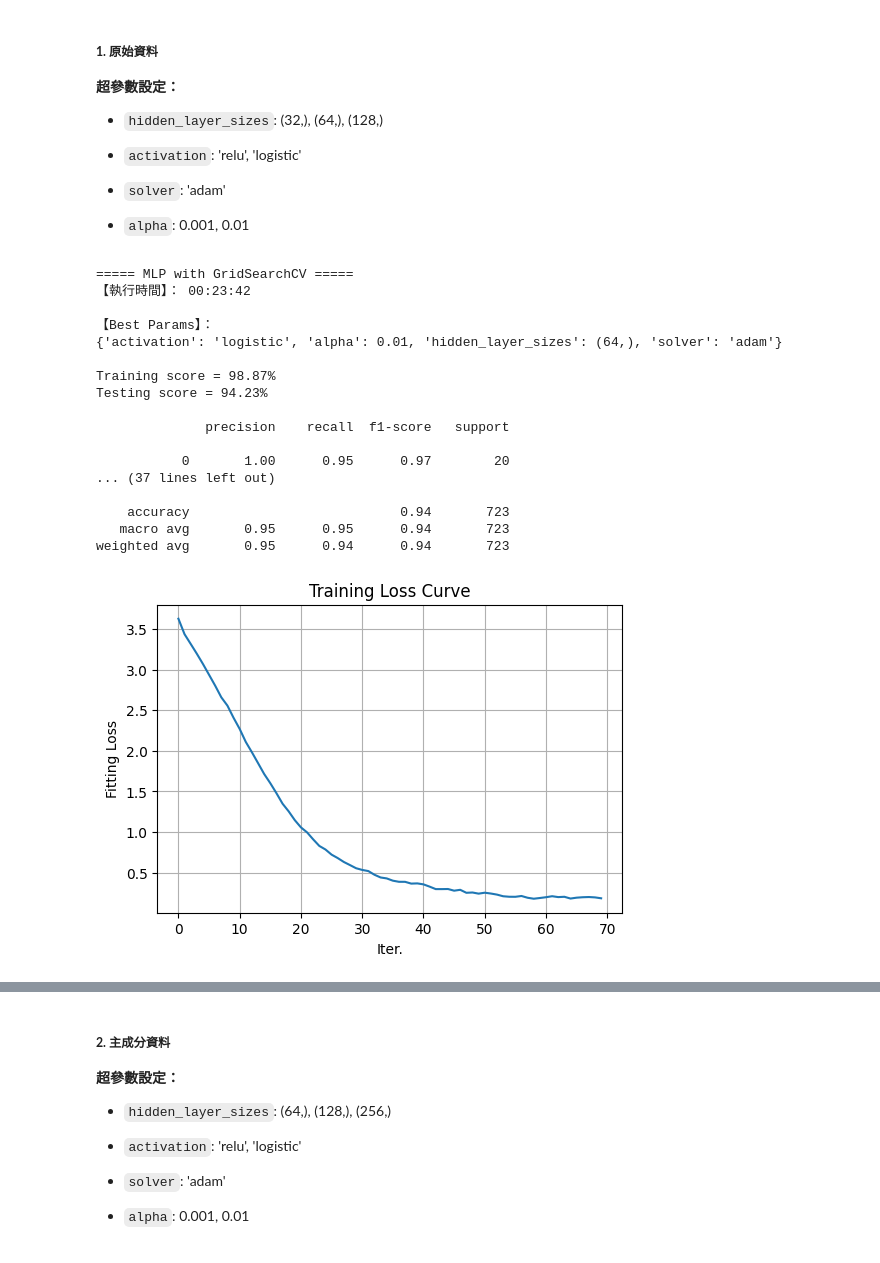
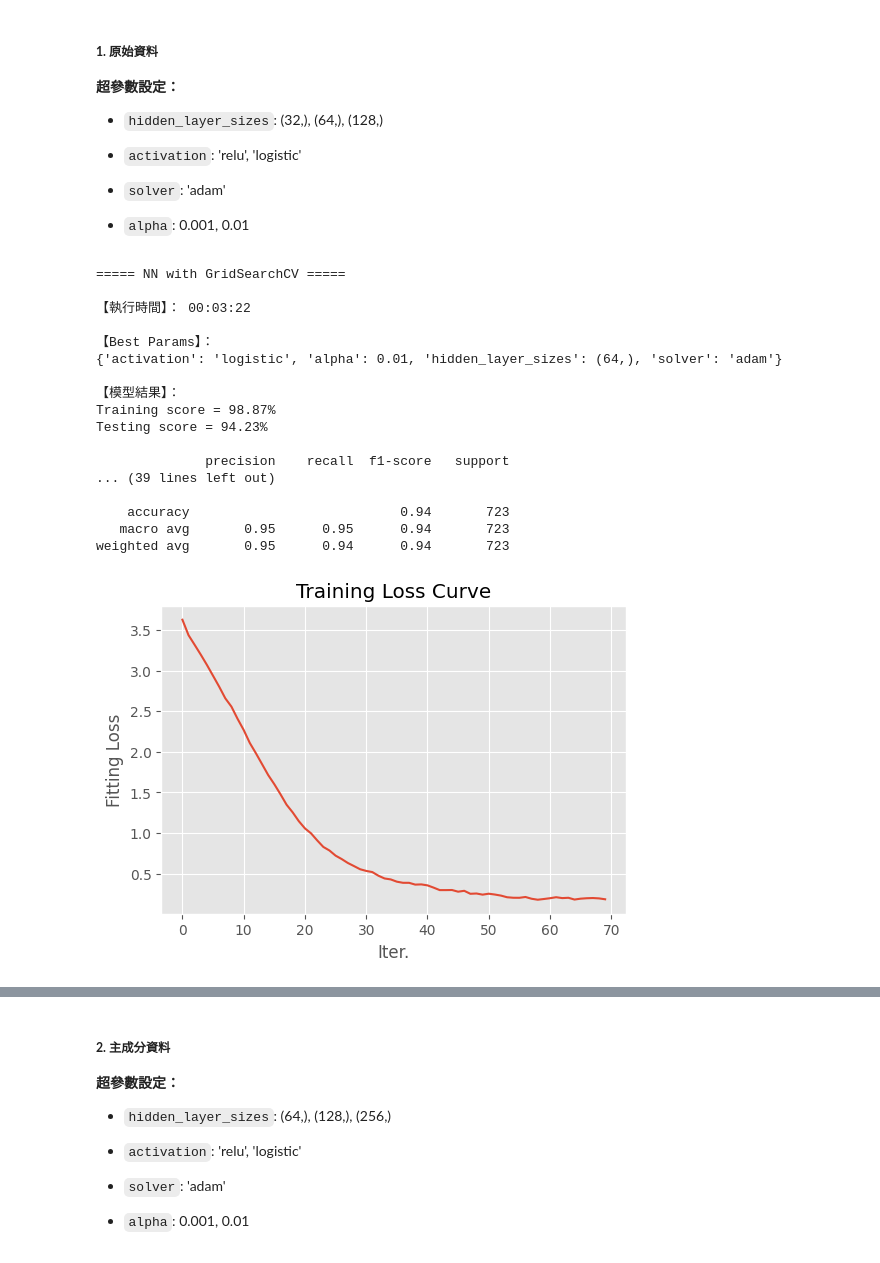
Before and after one commit to shengsia02/ShallowML, a Jupyter notebook: HW3/ShallowML_411078064_Classification_Part2.ipynb, the cells around one changed output, grey strips where cells are left out. Cells and saved outputs as stored; diff of their text form; code cells hidden in the pictures.

```diff
--- a/HW3/ShallowML_411078064_Classification_Part2.ipynb
+++ b/HW3/ShallowML_411078064_Classification_Part2.ipynb
@@ -147,6 +147,7 @@ pca_range = np.arange(1, len(eigenvalues) + 1)
 # 計算解釋變異量
 cum_var_exp = np.cumsum(eigenvalues / eigenvalues.sum()) * 100
 
+plt.style.use('ggplot')
 fig, ax = plt.subplots(1, 2, figsize=(10, 4))
 # Scree Plot
 ax[0].plot(pca_range, eigenvalues, 'o-', alpha=0.9, color='gray')
@@ -468,10 +484,15 @@ weighted avg       0.94      0.93      0.93       723
 - `cv`: 5
 # %%
 opts = dict(tol = 1e-6, max_iter = int(1e6))
+# params = {
+#     'C': [0.001, 0.01, 0.1],
+#     'kernel': ['linear', 'rbf'],
+#     'gamma': ['scale', 'auto']
+# }
 params = {
-    'C': [0.001, 0.01, 0.1],
-    'kernel': ['linear', 'rbf'],
-    'gamma': ['scale', 'auto']
+    'C': [0.001],
+    'kernel': ['linear'],
+    'gamma': ['scale']
 }
 
 # --- SVM ---
@@ -489,7 +510,7 @@ runtime_pca_SVM = time.time() - start
 # ======================================================
 
 # 儲存模型到檔案
-# joblib.dump(grid_SVM, "Model/svm_model.pkl");
+joblib.dump(grid_SVM, "Model/YF_SVM_PCA_model.pkl");
 # %%
 # 使用模型預測
 y_pred = grid_pca_SVM.predict(Z_test_)
@@ -565,11 +587,17 @@ weighted avg       0.94      0.93      0.93       723
 - `alpha`: 0.001, 0.01
 # %%
 opts = dict(verbose = False, tol = 1e-6, max_iter = int(1e6), random_state=2025)
+# params = {
+#     'hidden_layer_sizes': [(32,), (64,), (128,)],
+#     'activation': ['relu', 'logistic'],
+#     'solver': ['adam'],
+#     'alpha': [0.001, 0.01],
+# }
 params = {
-    'hidden_layer_sizes': [(32,), (64,), (128,)],
-    'activation': ['relu', 'logistic'],
+    'hidden_layer_sizes': [(64,)],
+    'activation': ['logistic'],
     'solver': ['adam'],
-    'alpha': [0.001, 0.01],
+    'alpha': [0.01],
 }
 
 # --- Neural Network ---
@@ -587,22 +615,24 @@ runtime_MLP = time.time() - start
 # ======================================================
 
 # 儲存模型到檔案
-# joblib.dump(grid_MLP, "Model/YF_MLP_model.pkl");
+joblib.dump(grid_MLP, "Model/YF_NN_model.pkl");
 # %%
 # 使用模型預測
 y_pred = grid_MLP.predict(X_test_)
 
 # --- Results Report ---
-print("===== MLP with GridSearchCV =====")
+print("===== NN with GridSearchCV =====\n")
 print(f"【執行時間】： {format_runtime(runtime_MLP)}\n")
-print(f"【Best Params】：\n{grid_MLP.best_params_}")
+print(f"【Best Params】：\n{grid_MLP.best_params_}\n")
+print("【模型結果】：")
 # print training score
-print(f"\nTraining score = {accuracy_score(y_train, grid_MLP.predict(X_train_)):.2%}")
+print(f"Training score = {accuracy_score(y_train, grid_MLP.predict(X_train_)):.2%}")
 # print testing score
 print(f"Testing score = {grid_MLP.score(X_test_, y_test):.2%}\n")
 # 分類報告
 print(classification_report(y_test, y_pred))
 
+plt.style.use('ggplot')
 fig, ax = plt.subplots(1, 1, figsize=(6,4))
 plt.plot(grid_MLP.best_estimator_.loss_curve_)
 plt.grid(True)
@@ -612,37 +642,38 @@ plt.ylabel('Fitting Loss')
 plt.show()
 
 # Confusion matrix
+plt.style.use('default')
 fig, ax = plt.subplots(1, 1, figsize=(10,8))
 # Confusion matrix
-title = 'Testing score ={:.2f}%'.format(100*grid_MLP.score(X_test_, y_test))
+title = 'Testing score (F1_macro) ={:.2f}%'.format(100*grid_MLP.score(X_test_, y_test))
 disp = ConfusionMatrixDisplay.from_estimator(
         grid_MLP,
         X_test_,
         y_test,
         xticks_rotation=45, #'vertical',
         # display_labels=class_names,
         cmap=plt.cm.Blues,
         normalize='true',
         ax = ax
     )
 disp.ax_.set_title(title)
 plt.show()
 # %% [output]
-===== MLP with GridSearchCV =====
-【執行時間】： 00:23:42
+===== NN with GridSearchCV =====
+
+【執行時間】： 00:03:22
 
 【Best Params】：
 {'activation': 'logistic', 'alpha': 0.01, 'hidden_layer_sizes': (64,), 'solver': 'adam'}
 
+【模型結果】：
 Training score = 98.87%
 Testing score = 94.23%
 
               precision    recall  f1-score   support
-
-           0       1.00      0.95      0.97        20
-... (37 lines left out)
+... (39 lines left out)
 
     accuracy                           0.94       723
    macro avg       0.95      0.95      0.94       723
 weighted avg       0.95      0.94      0.94       723
-[figure, old version]
+[figure, new version]
```
Also changed, not shown: parts of 17 cells of this notebook, 19 other files.
